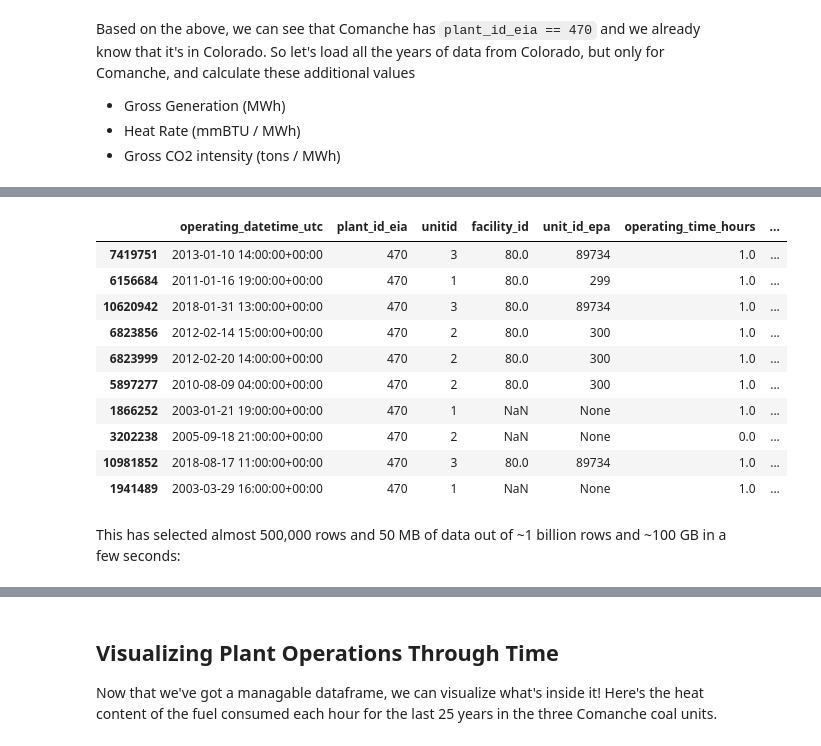
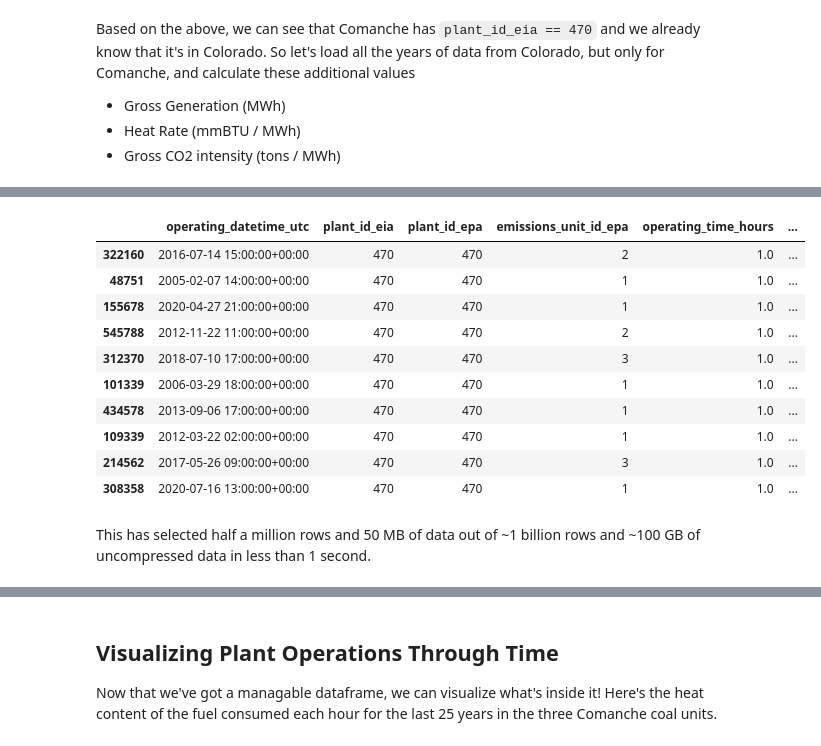
Before and after one commit to catalyst-cooperative/pudl-examples, a Jupyter notebook: notebooks/03-pudl-parquet.ipynb, the cells around one changed output, grey strips where cells are left out. Saved outputs shown, nothing was run; the diff lists cells and outputs as text; code cells hidden in the pictures.

```diff
--- a/notebooks/03-pudl-parquet.ipynb
+++ b/notebooks/03-pudl-parquet.ipynb
@@ -224,0 +84,5 @@ Wall time: 878 ms
+# %%
+%%time
+from pathlib import Path
+epacems_path = Path(pudl_settings["parquet_dir"]) / "epacems/hourly_emissions_epacems.parquet"
+epacems_dd = dd.read_parquet(epacems_path)
@@ -298,19 +178,21 @@ epacems_df.sample(10)
 ghg_cols = [
     "operating_datetime_utc",
     "plant_id_eia",
-    "unitid",
-    "facility_id",
-    "unit_id_epa",
+    "plant_id_epa",
+    "emissions_unit_id_epa",
     "operating_time_hours",
     "gross_load_mw",
     "heat_content_mmbtu",
     "co2_mass_tons",
 ]
-epacems_dd = pudl_cat.hourly_emissions_epacems(
-    cache_method=CACHE_METHOD,
+epacems_dd = dd.read_parquet(
+    epacems_path,
+    engine="pyarrow",
+    index=False,
+    split_row_groups=True,
     filters=year_state_filter(years=[2020], states=["CO"]),
     columns=ghg_cols,
-).to_dask()
+)
 epacems_df = epacems_dd.compute()
 epacems_df.sample(10)
 # %% [output]
@@ -364,12 +255,14 @@ Based on the above, we can see that Comanche has `plant_id_eia == 470` and we al
 # %%
 %%time
 comanche_dd = (
-    pudl_cat.hourly_emissions_epacems(
-        cache_method=CACHE_METHOD,
+    dd.read_parquet(
+        epacems_path,
         filters=year_state_filter(states=["CO"]),  # No years means all years
         columns=ghg_cols,
+        index=False,
+        engine="pyarrow",
+        split_row_groups=True,
     )
-    .to_dask()
     .query("plant_id_eia==470")
 )
 comanche_df = (
@@ -387,16 +280,16 @@ Wall time: 3.4 s
-|  | operating_datetime_utc | plant_id_eia | unitid | facility_id | unit_id_epa | operating_time_hours | ... |
-| 7419751 | 2013-01-10 14:00:00+00:00 | 470 | 3 | 80.0 | 89734 | 1.0 | ... |
-| 6156684 | 2011-01-16 19:00:00+00:00 | 470 | 1 | 80.0 | 299 | 1.0 | ... |
-| 10620942 | 2018-01-31 13:00:00+00:00 | 470 | 3 | 80.0 | 89734 | 1.0 | ... |
-| 6823856 | 2012-02-14 15:00:00+00:00 | 470 | 2 | 80.0 | 300 | 1.0 | ... |
-| 6823999 | 2012-02-20 14:00:00+00:00 | 470 | 2 | 80.0 | 300 | 1.0 | ... |
-| 5897277 | 2010-08-09 04:00:00+00:00 | 470 | 2 | 80.0 | 300 | 1.0 | ... |
-| 1866252 | 2003-01-21 19:00:00+00:00 | 470 | 1 | NaN | None | 1.0 | ... |
-| 3202238 | 2005-09-18 21:00:00+00:00 | 470 | 2 | NaN | None | 0.0 | ... |
-| 10981852 | 2018-08-17 11:00:00+00:00 | 470 | 3 | 80.0 | 89734 | 1.0 | ... |
-| 1941489 | 2003-03-29 16:00:00+00:00 | 470 | 1 | NaN | None | 1.0 | ... |
+|  | operating_datetime_utc | plant_id_eia | plant_id_epa | emissions_unit_id_epa | operating_time_hours | ... |
+| 322160 | 2016-07-14 15:00:00+00:00 | 470 | 470 | 2 | 1.0 | ... |
+| 48751 | 2005-02-07 14:00:00+00:00 | 470 | 470 | 1 | 1.0 | ... |
+| 155678 | 2020-04-27 21:00:00+00:00 | 470 | 470 | 1 | 1.0 | ... |
+| 545788 | 2012-11-22 11:00:00+00:00 | 470 | 470 | 2 | 1.0 | ... |
+| 312370 | 2018-07-10 17:00:00+00:00 | 470 | 470 | 3 | 1.0 | ... |
+| 101339 | 2006-03-29 18:00:00+00:00 | 470 | 470 | 1 | 1.0 | ... |
+| 434578 | 2013-09-06 17:00:00+00:00 | 470 | 470 | 1 | 1.0 | ... |
+| 109339 | 2012-03-22 02:00:00+00:00 | 470 | 470 | 1 | 1.0 | ... |
+| 214562 | 2017-05-26 09:00:00+00:00 | 470 | 470 | 3 | 1.0 | ... |
+| 308358 | 2020-07-16 13:00:00+00:00 | 470 | 470 | 1 | 1.0 | ... |
 # %% [markdown]
-This has selected almost 500,000 rows and 50 MB of data out of ~1 billion rows and ~100 GB in a few seconds:
+This has selected half a million rows and 50 MB of data out of ~1 billion rows and ~100 GB of uncompressed data in less than 1 second.
 # %%
 comanche_df.info(memory_usage="deep")
 # %% [output]
```
Also changed, not shown: parts of 30 cells of this notebook, 2 other files.
